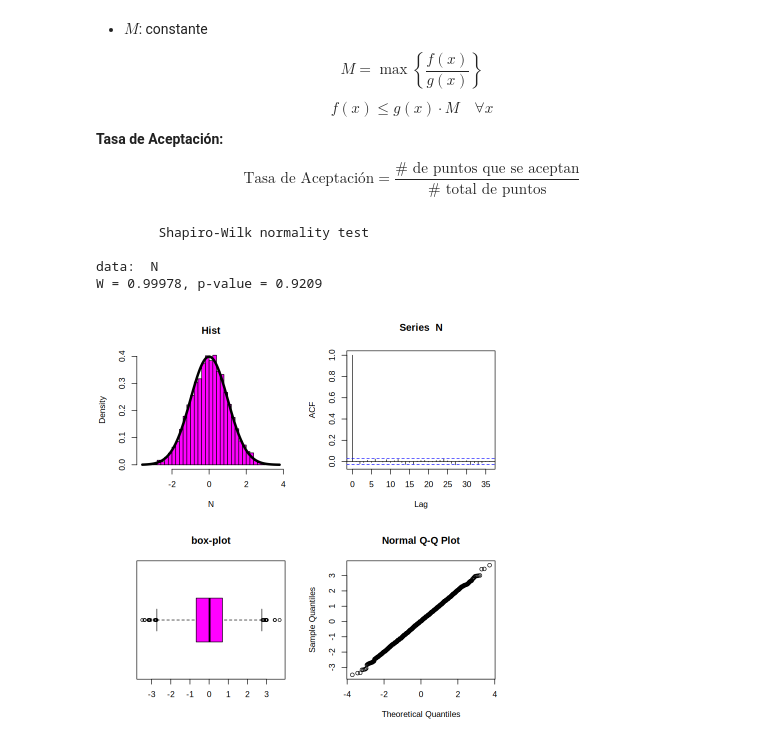
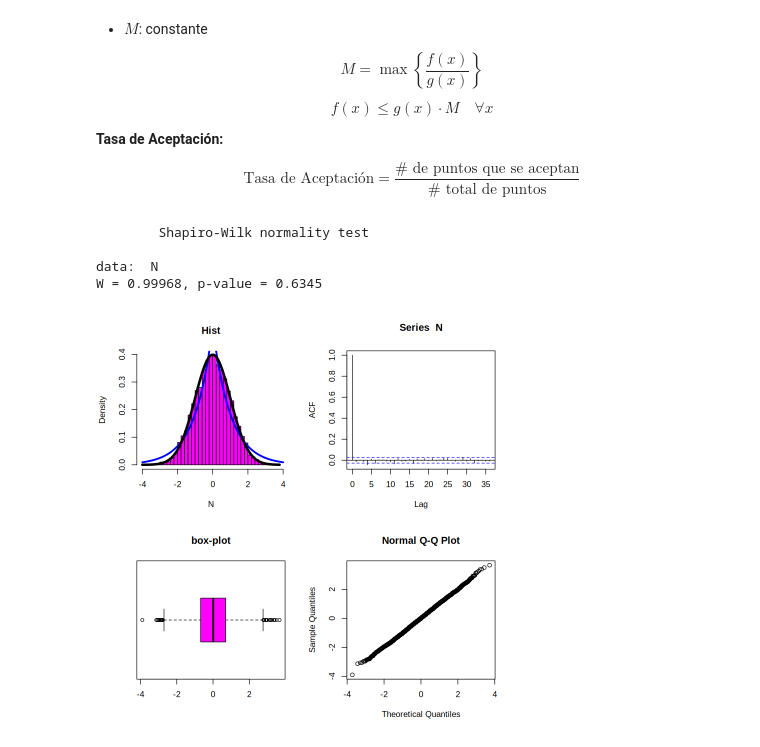
Before and after one commit to Nicolas-Bernal/Simulacion-Estadistica, a Jupyter notebook: Primer Corte/04_Metodo_aceptacion_y_rechazo.ipynb, the cells around one changed output. Drawn from its saved outputs; the diff is of its cells as text; code cells hidden in the pictures.

```diff
--- a/Primer Corte/04_Metodo_aceptacion_y_rechazo.ipynb
+++ b/Primer Corte/04_Metodo_aceptacion_y_rechazo.ipynb
@@ -81,32 +68,33 @@ genNorm = function(nsim){
   M = 1.315489
 
   X = numeric(nsim)
 
   while(k < nsim){
     Y = rlaplace(1,0,1)
     U = runif(1,0,1)
     j = j + 1
 
     if (U <= dnorm(Y,0,1)/(dlaplace(Y,0,1)*M)){
       k = k + 1
       X[k] = Y
     }
   }
   return(X)
 }
 
 N = genNorm(5000)
 par(mfrow = c(2,2))
 hist(N,freq = FALSE,breaks = "FD",col = "magenta",main = "Hist")
+curve(dlaplace(x,0,1),add = TRUE,from = -4,to = 4,lwd = 3,col = "blue")
 curve(dnorm(x,0,1),add = TRUE,col = "black",lwd = 4)
 acf(N)
 boxplot(N,horizontal = TRUE,col = "magenta",main = "box-plot")
 qqnorm(N)
 
 shapiro.test(N)
 # %% [output]
         Shapiro-Wilk normality test
 
 data:  N
-W = 0.99978, p-value = 0.9209
+W = 0.99968, p-value = 0.6345
-[figure, old version]
+[figure, new version]
```
Also changed, not shown: parts of 7 cells of this notebook.
